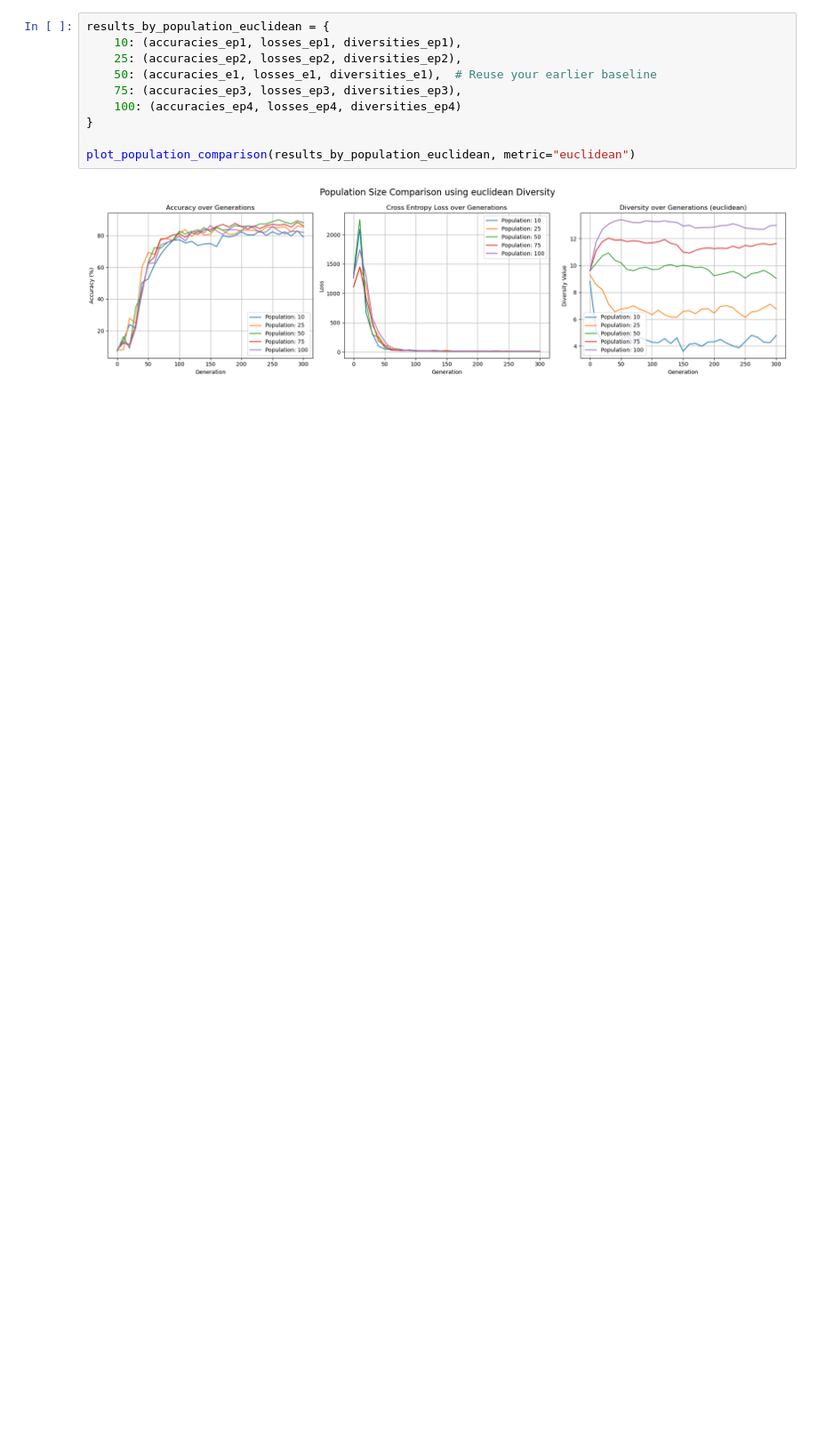
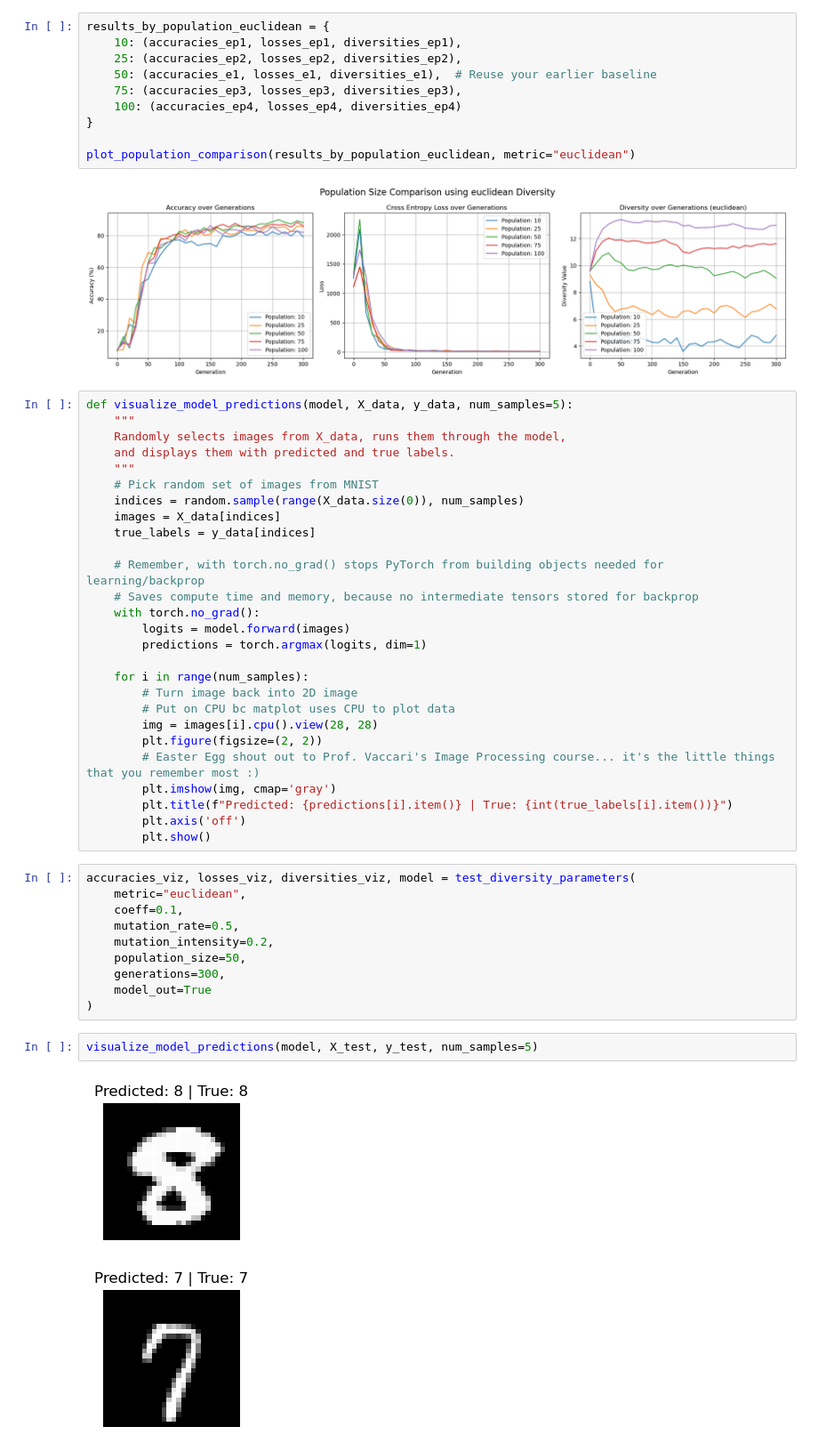
Before and after one commit to lawolff1702/EVO, a Jupyter notebook: NormalizeDiversityTerm/ExploringDiversity.ipynb, the cells around one changed output. Shown at 89% size. Drawn from its saved outputs; the diff is of its cells as text; blank space fills up the shorter version.

Commit message:
with visualized results

```diff
--- a/NormalizeDiversityTerm/ExploringDiversity.ipynb
+++ b/NormalizeDiversityTerm/ExploringDiversity.ipynb
@@ -721,3 +747,45 @@ results_by_population_euclidean = {
 plot_population_comparison(results_by_population_euclidean, metric="euclidean")
 # %% [output]
 [figure]
+# %%
+def visualize_model_predictions(model, X_data, y_data, num_samples=5):
+    """
+    Randomly selects images from X_data, runs them through the model,
+    and displays them with predicted and true labels.
+    """
+    # Pick random set of images from MNIST
+    indices = random.sample(range(X_data.size(0)), num_samples)
+    images = X_data[indices]
+    true_labels = y_data[indices]
+
+    # Remember, with torch.no_grad() stops PyTorch from building objects needed for learning/backprop
+    # Saves compute time and memory, because no intermediate tensors stored for backprop
+    with torch.no_grad():
+        logits = model.forward(images)
+        predictions = torch.argmax(logits, dim=1)
+
+    for i in range(num_samples):
+        # Turn image back into 2D image
+        # Put on CPU bc matplot uses CPU to plot data
+        img = images[i].cpu().view(28, 28)
+        plt.figure(figsize=(2, 2))
+        # Easter Egg shout out to Prof. Vaccari's Image Processing course... it's the little things that you remember most :)
+        plt.imshow(img, cmap='gray')
+        plt.title(f"Predicted: {predictions[i].item()} | True: {int(true_labels[i].item())}")
+        plt.axis('off')
+        plt.show()
+# %%
+accuracies_viz, losses_viz, diversities_viz, model = test_diversity_parameters(
+    metric="euclidean",
+    coeff=0.1,
+    mutation_rate=0.5,
+    mutation_intensity=0.2,
+    population_size=50,
+    generations=300,
+    model_out=True
+)
+# %%
+visualize_model_predictions(model, X_test, y_test, num_samples=5)
+# %% [output]
+[figure, added]
+[figure, added]
```
Also changed, not shown: parts of 4 cells of this notebook.
